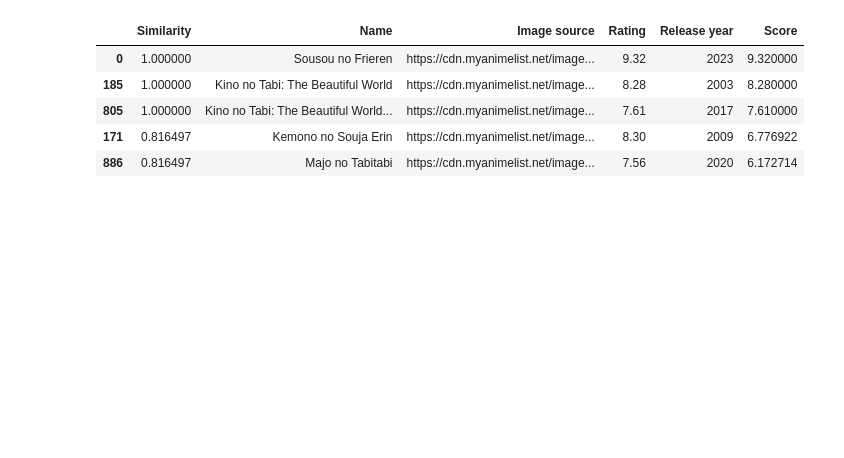
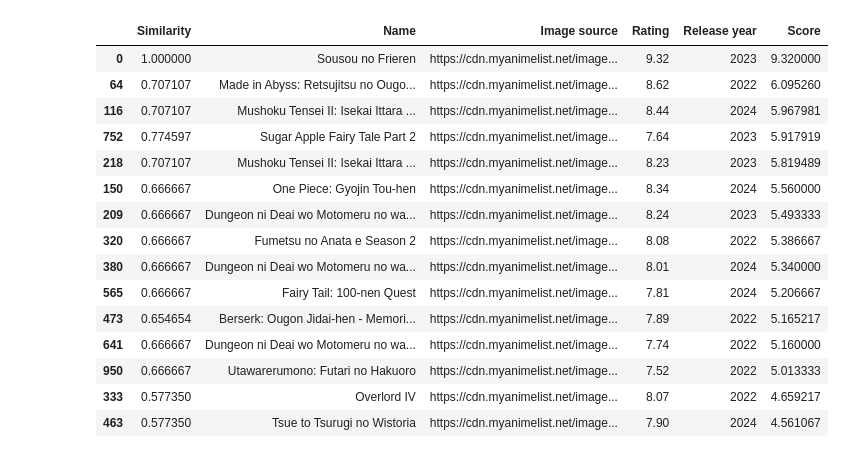
Before and after one commit to altinus01/anime_rec, a Jupyter notebook: notebook/embeding_and_ML.ipynb, the cells around one changed output. Cells and saved outputs as stored; diff of their text form; code cells hidden in the pictures; blank space fills up the shorter version.

```diff
--- a/notebook/embeding_and_ML.ipynb
+++ b/notebook/embeding_and_ML.ipynb
@@ -101,3 +120,0 @@ top5
-# %%
-new=top5.join(ohe_data[['Name','Image source','Rating','Release year']]).sort_values('Rating',ascending=False)
-new
@@ -111,0 +121,3 @@ new
+# %%
+topn=top_n(new,15)
+topn
@@ -111,0 +142,3 @@ new
+# %%
+topn=topn.sort_values('Rating',ascending=False)
+topn
@@ -112,5 +163,5 @@ new
 # %%
-new.drop(columns=['Action',
+topn.drop(columns=['Action',
        'Adult Cast', 'Adventure', 'Anthropomorphic', 'Avant Garde',
        'Award Winning', 'Boys Love', 'CGDCT', 'Childcare', 'Combat Sports',
        'Comedy', 'Crossdressing', 'Delinquents', 'Detective', 'Drama', 'Ecchi',
@@ -125,14 +176,24 @@ new.drop(columns=['Action',
        'Space', 'Sports', 'Strategy Game', 'Super Power', 'Supernatural',
        'Survival', 'Suspense', 'Team Sports', 'Time Travel', 'Urban Fantasy',
        'Vampire', 'Video Game', 'Visual Arts', 'Workplace'], inplace=True)
-new['Score']=new['Rating']*new['Similarity']
+topn['Score']=topn['Rating']*topn['Similarity']
 # %%
-new.sort_values('Score',ascending=False)
+topn.sort_values('Score',ascending=False)
 # %% [output]
 |  | Similarity | Name | Image source | Rating | Release year | Score |
 | 0 | 1.000000 | Sousou no Frieren | https://cdn.myanimelist.net/image... | 9.32 | 2023 | 9.320000 |
-| 185 | 1.000000 | Kino no Tabi: The Beautiful World | https://cdn.myanimelist.net/image... | 8.28 | 2003 | 8.280000 |
-| 805 | 1.000000 | Kino no Tabi: The Beautiful World... | https://cdn.myanimelist.net/image... | 7.61 | 2017 | 7.610000 |
-| 171 | 0.816497 | Kemono no Souja Erin | https://cdn.myanimelist.net/image... | 8.30 | 2009 | 6.776922 |
-| 886 | 0.816497 | Majo no Tabitabi | https://cdn.myanimelist.net/image... | 7.56 | 2020 | 6.172714 |
+| 64 | 0.707107 | Made in Abyss: Retsujitsu no Ougo... | https://cdn.myanimelist.net/image... | 8.62 | 2022 | 6.095260 |
+| 116 | 0.707107 | Mushoku Tensei II: Isekai Ittara ... | https://cdn.myanimelist.net/image... | 8.44 | 2024 | 5.967981 |
+| 752 | 0.774597 | Sugar Apple Fairy Tale Part 2 | https://cdn.myanimelist.net/image... | 7.64 | 2023 | 5.917919 |
+| 218 | 0.707107 | Mushoku Tensei II: Isekai Ittara ... | https://cdn.myanimelist.net/image... | 8.23 | 2023 | 5.819489 |
+| 150 | 0.666667 | One Piece: Gyojin Tou-hen | https://cdn.myanimelist.net/image... | 8.34 | 2024 | 5.560000 |
+| 209 | 0.666667 | Dungeon ni Deai wo Motomeru no wa... | https://cdn.myanimelist.net/image... | 8.24 | 2023 | 5.493333 |
+| 320 | 0.666667 | Fumetsu no Anata e Season 2 | https://cdn.myanimelist.net/image... | 8.08 | 2022 | 5.386667 |
+| 380 | 0.666667 | Dungeon ni Deai wo Motomeru no wa... | https://cdn.myanimelist.net/image... | 8.01 | 2024 | 5.340000 |
+| 565 | 0.666667 | Fairy Tail: 100-nen Quest | https://cdn.myanimelist.net/image... | 7.81 | 2024 | 5.206667 |
+| 473 | 0.654654 | Berserk: Ougon Jidai-hen - Memori... | https://cdn.myanimelist.net/image... | 7.89 | 2022 | 5.165217 |
+| 641 | 0.666667 | Dungeon ni Deai wo Motomeru no wa... | https://cdn.myanimelist.net/image... | 7.74 | 2022 | 5.160000 |
+| 950 | 0.666667 | Utawarerumono: Futari no Hakuoro | https://cdn.myanimelist.net/image... | 7.52 | 2022 | 5.013333 |
+| 333 | 0.577350 | Overlord IV | https://cdn.myanimelist.net/image... | 8.07 | 2022 | 4.659217 |
+| 463 | 0.577350 | Tsue to Tsurugi no Wistoria | https://cdn.myanimelist.net/image... | 7.90 | 2024 | 4.561067 |
 # %%
```
Also changed, not shown: parts of 14 cells of this notebook, 8 other files.
